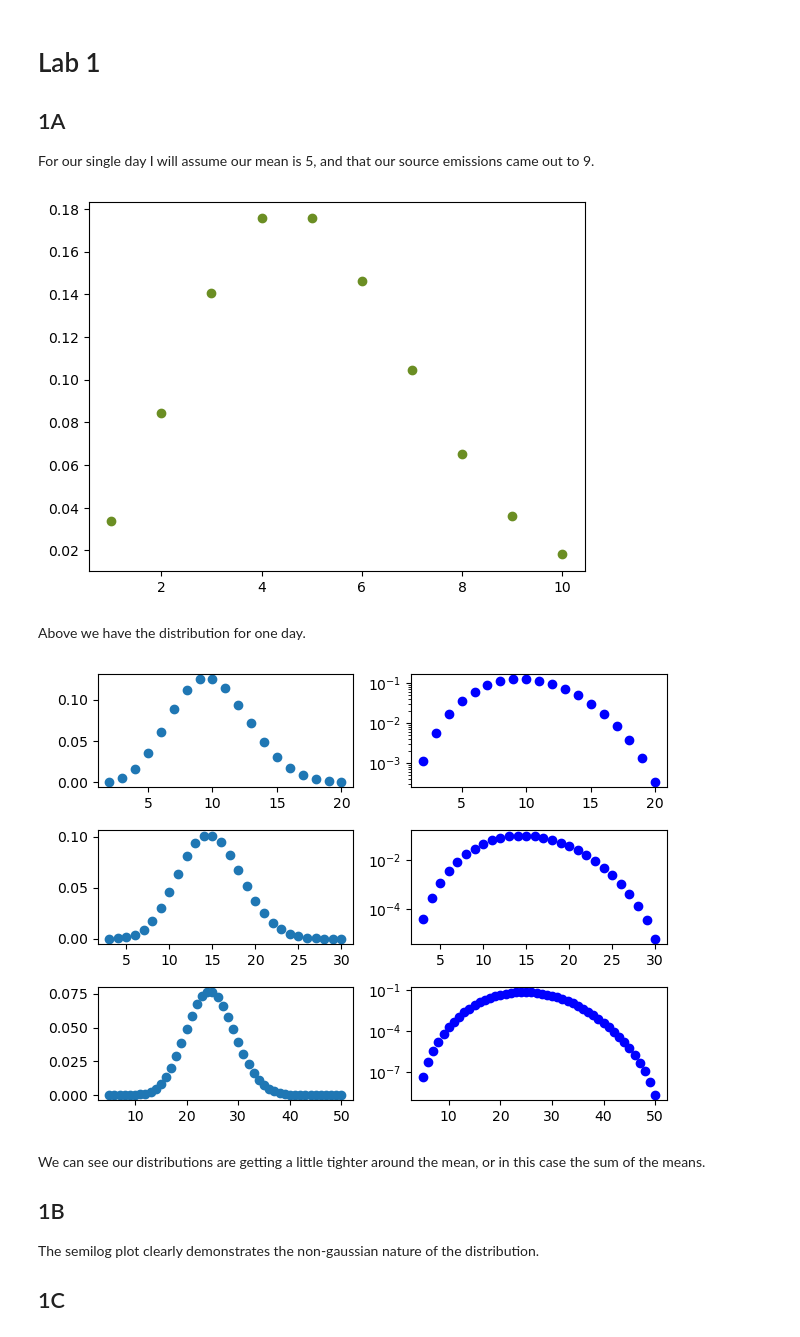
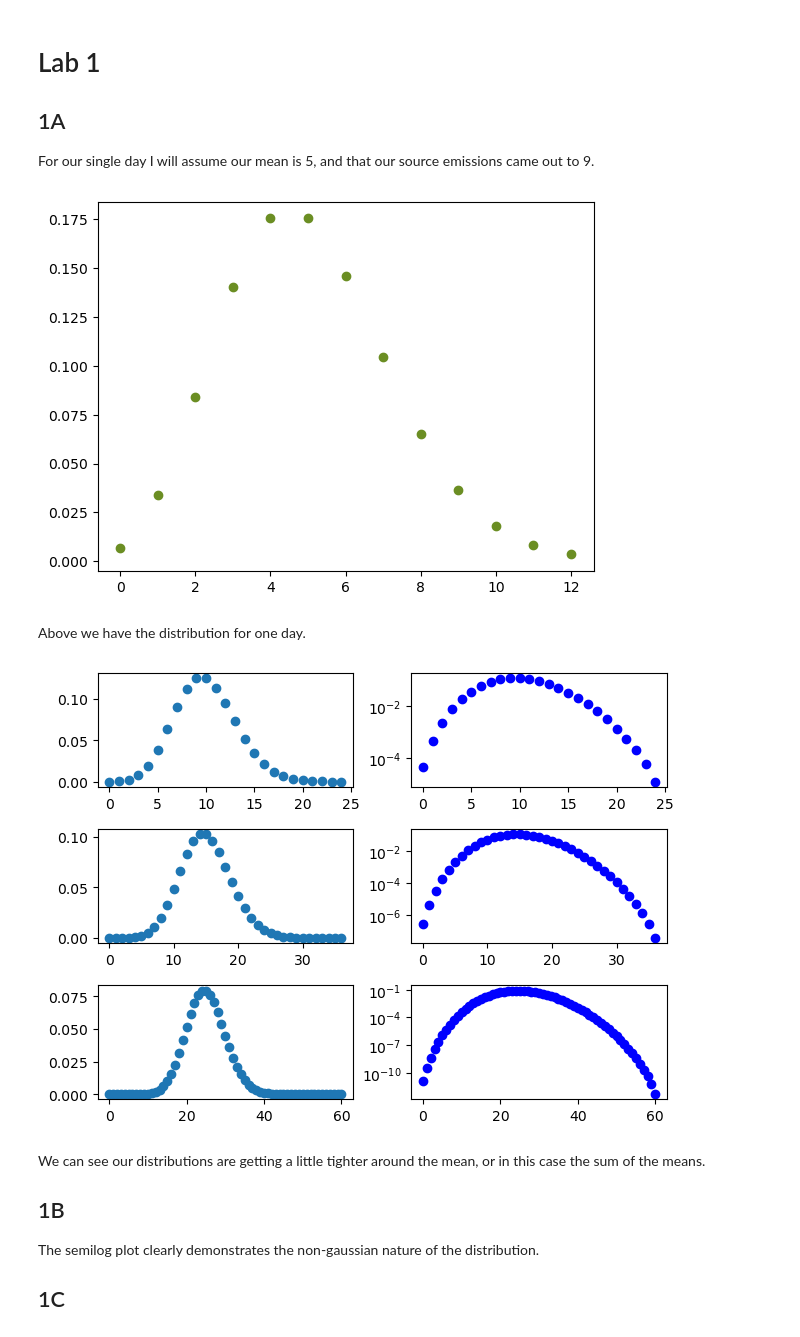
Before and after one commit to yeslikethetruck/initial, a Jupyter notebook: Labs/Lab 2.ipynb, the cells around one changed output. Drawn from its saved outputs; the diff is of its cells as text; code cells hidden in the pictures.

```diff
--- a/Labs/Lab 2.ipynb
+++ b/Labs/Lab 2.ipynb
@@ -12,25 +12,25 @@ from scipy import stats
 For our single day I will assume our mean is 5, and that our source emissions came out to 9.
 # %%
 mu = 5
-x = np.arange(stats.poisson.ppf(0.01, mu), stats.poisson.ppf(0.99, mu))
+x = np.arange(stats.poisson.ppf(0.001, mu), stats.poisson.ppf(.999, mu))
 day_one = stats.poisson.pmf(x, mu)
 dx = x[1] - x[0]
 fig, ax = plt.subplots()
 
 day_two = np.convolve(day_one, day_one, mode = 'full') * dx
 x_two = 2*x[0] + np.arange(len(day_two))
 day_three = np.convolve(day_two, day_one, mode = 'full')
 x_three = 3*x[0] + np.arange(len(day_three))
 day_four = np.convolve(day_three, day_one, mode = 'full')
 x_four = 4*x[0] + np.arange(len(day_four))
 day_five = np.convolve(day_four, day_one, mode = 'full')
 x_five = 5*x[0] + np.arange(len(day_five))
 ax.scatter(x, day_one, color = 'olivedrab')
     # ax[i].vlines(x, 0, stats.poisson.pmf(x, mu), colors='olivedrab', lw=5, alpha=0.5)
 
 plt.show()
 # %% [output]
-[figure, old version]
+[figure, new version]
 # %% [markdown]
 Above we have the distribution for one day.
 # %%
@@ -44,7 +44,7 @@ ax[2, 1].semilogy(x_five, day_five, 'bo')
 plt.tight_layout()
 plt.show()
 # %% [output]
-[figure, old version]
+[figure, new version]
 # %% [markdown]
 We can see our distributions are getting a little tighter around the mean, or in this case the sum of the means.
 
```
Also changed, not shown: parts of 19 cells of this notebook, 1 other file.
